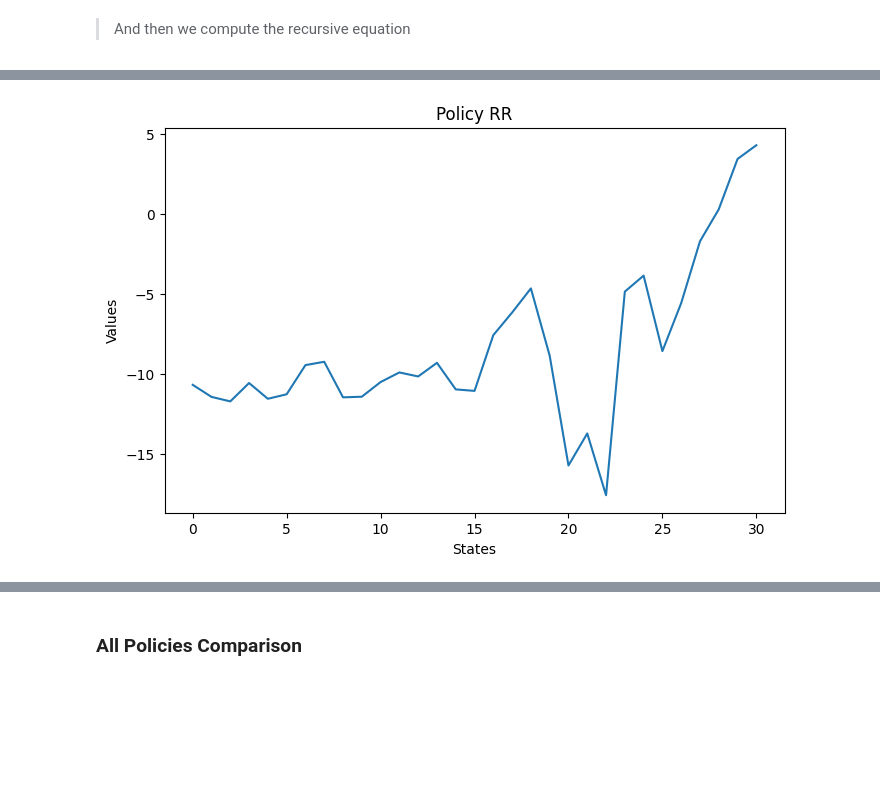
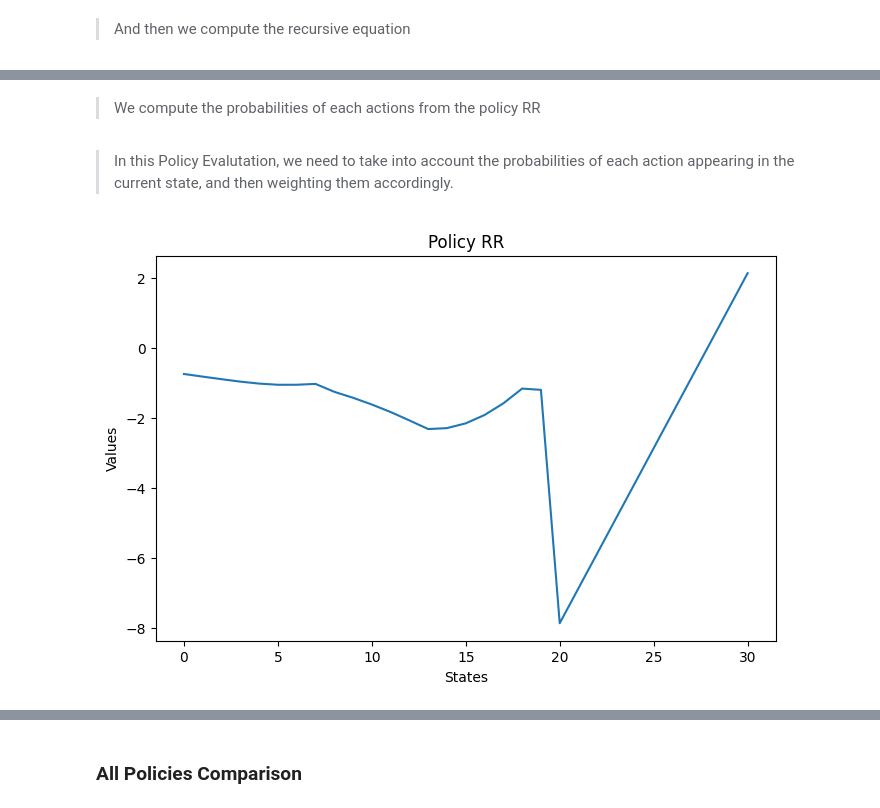
Before and after one commit to liamphanba/ATML_RL, a Jupyter notebook: RL PROJECT.ipynb, the cells around one changed output, grey strips where cells are left out. Cells and saved outputs as stored; diff of their text form; code cells hidden in the pictures; blank space fills up the shorter version.

```diff
--- a/RL PROJECT.ipynb
+++ b/RL PROJECT.ipynb
@@ -1130,0 +1033,3 @@ values = np.zeros(MAX_STATES + 1)
+# %%
+policy = [[1, 2]  if state < 20  else  [3, 4, 5] for state in STATES]
+print(policy)
@@ -1130,0 +1044,8 @@ values = np.zeros(MAX_STATES + 1)
+# %%
+policy_prob = pd.DataFrame(index=range(32), columns=range(1, 6))
+policy_prob.loc[:19, [1, 2]] = 0.5
+policy_prob.loc[20:, [3, 4, 5]] = 1/3
+policy_prob.fillna(0, inplace=True)
+policy_prob.index.name = 'States'
+policy_prob.columns.name = 'Actions'
+policy_prob
@@ -1131,35 +1071,37 @@ values = np.zeros(MAX_STATES + 1)
+# %% [markdown]
+> We compute the probabilities of each actions from the policy RR
+# %%
+def policyEvaluation(policy, probabilities):
+
+    while True:
+        Delta = 0
+        for state in STATES:
+            oldValue = values[state]
+            for action in policy[state]:  # sum over action
+                values[state] = All_evalAction(state, action, values)*(probabilities.iloc[state, action-1])
+            Delta = max(Delta, abs(oldValue - values[state]))
+
+            # Break if delta is small enough
+        if Delta < THETA:
+            break
+    return values
+# %% [markdown]
+> In this Policy Evalutation, we need to take into account the probabilities of each action appearing in the current state, and then weighting them accordingly.
 # %%
-while True:
-    # Set delta to 0
-    delta = 0
-
-    # Update value function for each state
-    for state in STATES:
-        oldValue = values[state]
-
-        action = policy[state]
-        values[state] = All_evalAction(state, action, values)
-
-        delta = max(delta, abs(oldValue - values[state]))
-
-    # Break if delta is small enough
-    if delta < THETA:
-        break
-
-valuesRR = values
+valuesRR = policyEvaluation(policy, policy_prob)
 
 plt.figure(figsize=(8, 5))
 plt.plot(STATES[:-1], valuesRR[:-1])
 
 # Set the x-axis and y-axis labels
 plt.xlabel('States')
 plt.ylabel('Values')
 
 # Set the plot title
 plt.title('Policy RR')
 plt.show()
 # %% [output]
-[figure, old version]
+[figure, new version]
 # %% [markdown]
 <p style="page-break-after:always;"></p>
 # %% [markdown]
```
Also changed, not shown: parts of 30 cells of this notebook, 2 other files.
